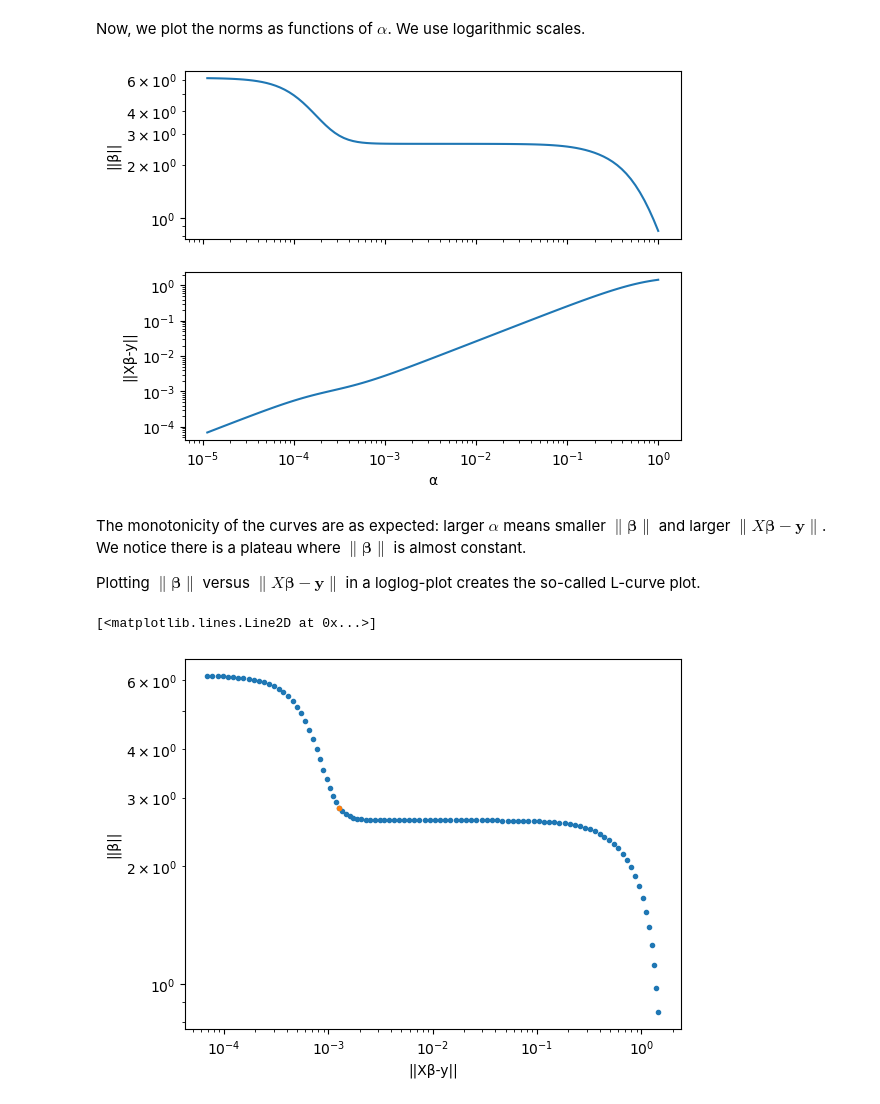
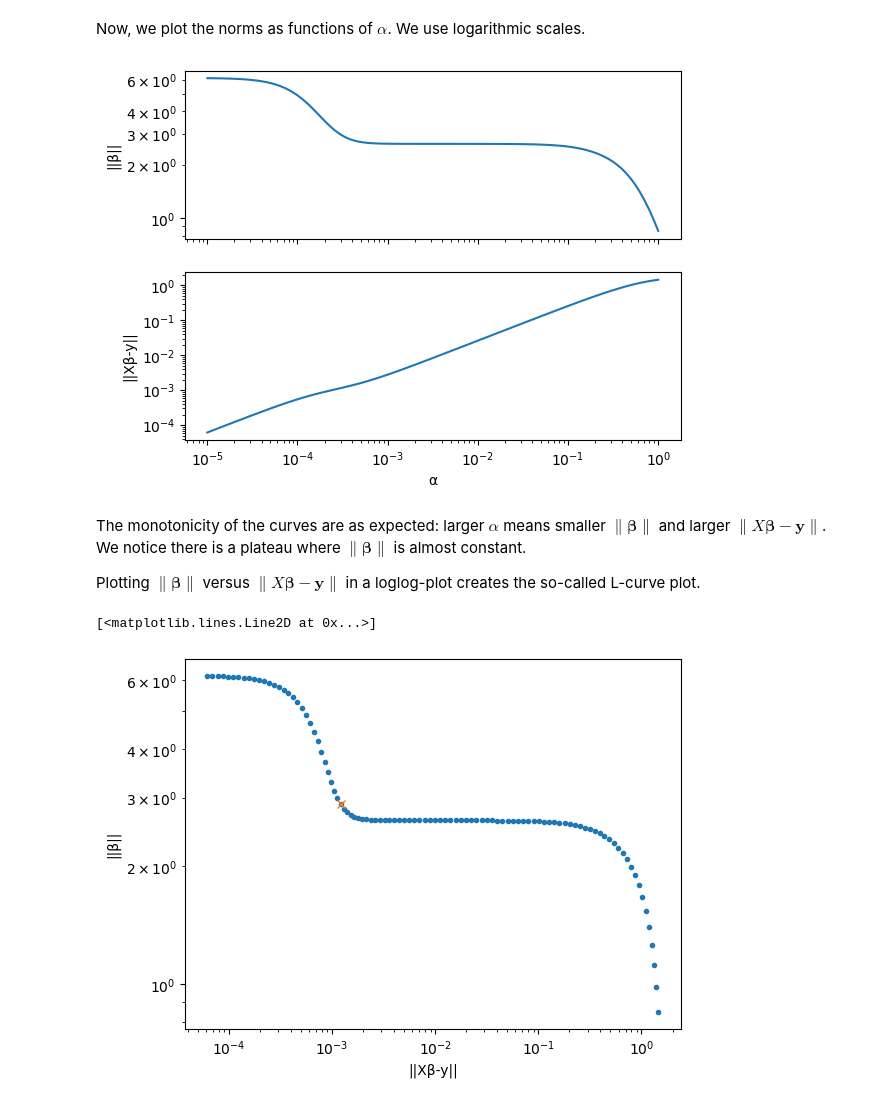
Before and after one commit to bogfjellmo/nmbu-math280, a Jupyter notebook: LectureExamples/Tikhonov/Tikhonov.ipynb, the cells around one changed output. Cells and saved outputs as stored; diff of their text form; code cells hidden in the pictures.

```diff
--- a/LectureExamples/Tikhonov/Tikhonov.ipynb
+++ b/LectureExamples/Tikhonov/Tikhonov.ipynb
@@ -153,7 +159,7 @@ def tikhonov(A, b, alpha):
 # %% [markdown]
 Now, we compute the Tikhonov regularized solution for our test problem with $\alpha$ in the range $[10^{-5}, 1]$, and compute the norm of the computed parameters $\boldsymbol{\beta}$, and the residual $X\boldsymbol{\beta}-\mathbf{y}$. `np.lstsq` returns the square of the norm of the residual, so we utilize that.
 # %%
-alphas=10.**np.arange(0,-5,-.05)
+alphas=np.logspace(-5,0,100)
 Betanorm=[]
 Resnorm=[]
 for a in alphas:
@@ -173,7 +179,7 @@ axs[1].loglog(alphas, Resnorm)
 axs[1].set_ylabel('||Xβ-y||')
 axs[1].set_xlabel('α');
 # %% [output]
-[figure, old version]
+[figure, new version]
 # %% [markdown]
 The monotonicity of the curves are as expected: larger $\alpha$ means smaller $\|\boldsymbol{\beta}\|$ and larger $\|X\boldsymbol{\beta}-\mathbf{y}\|$. We notice there is a plateau where $\|\boldsymbol{\beta}\|$ is almost constant.
 
@@ -182,11 +188,11 @@ Plotting $\|\boldsymbol{\beta}\|$ versus $\|X\boldsymbol{\beta}-\mathbf{y}\|$ in
 # %%
 plt.loglog(Resnorm,Betanorm, '.')
 plt.xlabel('||Xβ-y||')
 plt.ylabel('||β||')
-plt.loglog(Resnorm[69], Betanorm[69], '.')
+plt.loglog(Resnorm[30], Betanorm[30], 'x')
 # %% [output]
 [<matplotlib.lines.Line2D at 0x...>]
-[figure, old version]
+[figure, new version]
 # %% [markdown]
 One suggestion for choice of parameter $\alpha$ is to aim for the "corner" of the L-curve plot.
 
```
Also changed, not shown: parts of 8 cells of this notebook.
